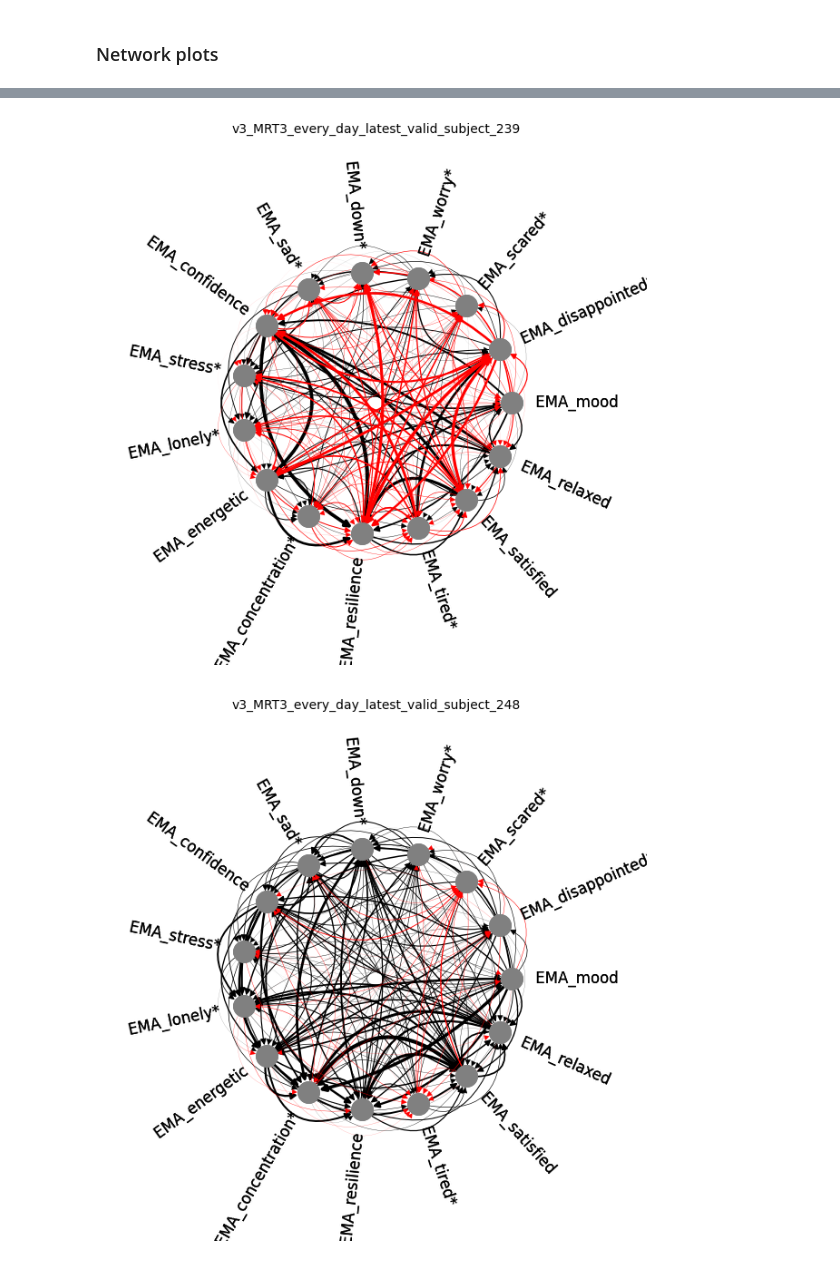
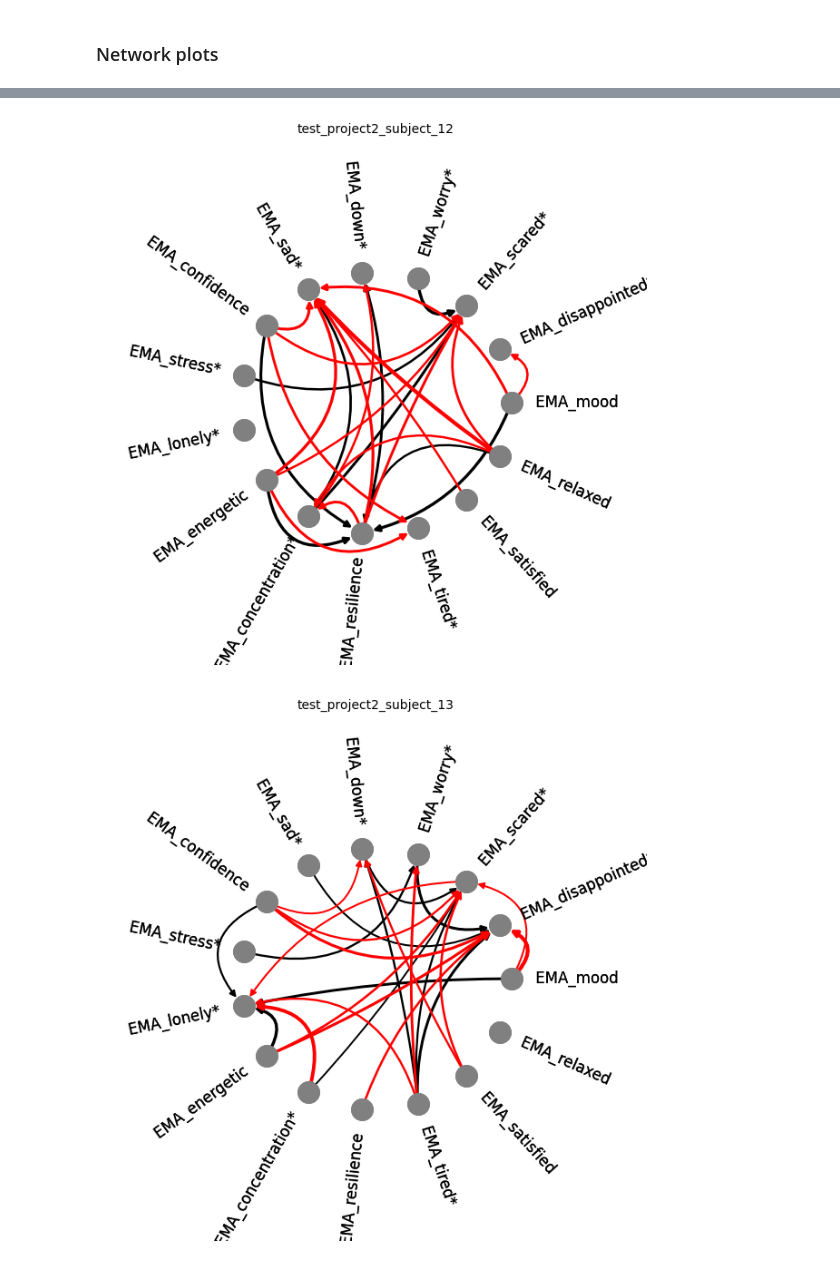
Before and after one commit to JMFechtelpeter/ema_forecast_control, a Jupyter notebook: ema_forecast_control/analyses/networks/network_analysis_all_models_individual_participants.ipynb, the cells around one changed output, grey strips where cells are left out. Saved outputs shown, nothing was run; the diff lists cells and outputs as text; code cells hidden in the pictures.

```diff
--- a/ema_forecast_control/analyses/networks/network_analysis_all_models_individual_participants.ipynb
+++ b/ema_forecast_control/analyses/networks/network_analysis_all_models_individual_participants.ipynb
@@ -3,8 +3,8 @@
 # %%
 from ema_forecast_control.utils import path_utils, model_catalogue
 
-project_name = 'v3_MRT3_every_day_latest_valid'
-test_data_dir = path_utils.join_base_path('data/AI4U_sample3')
+project_name = 'test_project2'
+test_data_dir = path_utils.join_base_path('data/AI4U_sample2')
 
 labels = ['EMA_mood','EMA_disappointed','EMA_scared','EMA_worry',
     'EMA_down','EMA_sad','EMA_confidence','EMA_stress','EMA_lonely',
@@ -21,7 +21,7 @@ models = model_catalogue.ModelCatalogue(project_name, force_new_catalogue=True)
 
 alpha_level = 0.05 / (15 ** 2)
 
-select_participants = ['239', '248']
+select_participants = ['12', '13']
 # %% [markdown]
 ### Network calculation
 # %%
@@ -31,10 +31,10 @@ import matplotlib.pyplot as plt
 from ema_forecast_control.plrnn.plrnn_model import PLRNN
 from ema_forecast_control.utils import path_utils
 from ema_forecast_control.utils import network_utils
-from ema_forecast_control._ai4u_utils.ai4u_utils import determine_model_class
+from ema_forecast_control.utils.backwards_compatibility import determine_model_class
 
 networks = []
-no_gamma_found = 0
+no_gamma_found = []
 
 for p, df in path_utils.zip_participants_data(test_data_dir):
 
@@ -51,16 +51,16 @@ for p, df in path_utils.zip_participants_data(test_data_dir):
         model = model_class(args)
         model.init_from_model_path(model_dir)
         if isinstance(model, PLRNN):
-            try:
-                Gamma = tc.load(path_utils.join_base_path(model_dir, 'empirical_covariance.pt'))
-            except FileNotFoundError:
-                no_gamma_found += 1
-                continue
             if initial_condition_version == 'trajectory':
                 x = tc.tensor(df[labels].to_numpy()).float()
             elif initial_condition_version == 'unit vectors':
                 x = tc.cat((tc.eye(len(labels)).float(), tc.zeros(len(labels)).float().unsqueeze(0)), 0)
-            network = network_utils.get_network_matrix(model, x, Gamma=Gamma).nanmean(0)
+            try:
+                Gamma = tc.load(path_utils.join_base_path(model_dir, 'empirical_covariance.pt'))
+                network = network_utils.get_network_matrix(model, x, Gamma=Gamma).nanmean(0)
+            except FileNotFoundError:
+                no_gamma_found.append(p)
+                network = network_utils.get_network_matrix(model, x).nanmean(0)
         else:
             network = network_utils.get_network_matrix(model)
         participant_networks.append(network)
@@ -68,6 +68,6 @@ for p, df in path_utils.zip_participants_data(test_data_dir):
         participant_networks = tc.stack(participant_networks, dim=0).mean(0)
         networks.append(participant_networks)
 
-    if no_gamma_found > 0:
-        print(f'Found no Covariance Gamma for {no_gamma_found} models.')
+if len(no_gamma_found) > 0:
+    print(f'Found no Covariance Gamma for subjects {no_gamma_found}.')
 # %% [output]
@@ -83,7 +84,7 @@ if len(networks) > 0:
     with PaperStyle(settings={'axes.grid':False, 'axes.facecolor':'white'}):
         for p, netw in zip(select_participants, networks):
             network_utils.plot_individual_network_graph(netw, node_labels=labels, inverted_items=inverted_items,
-                                                        title=f'{project_name}_subject_{p}', max_edge_number=None)
+                                                        title=f'{project_name}_subject_{p}', max_edge_number=25)
             if save_dir is not None:
                 path = path_utils.join_base_path('results', save_dir)
                 os.makedirs(path, exist_ok=True)
@@ -111,2 +106,2 @@ Counterintuitive connections found between the following items:
-[figure, old version]
+[figure, new version]
-[figure, old version]
+[figure, new version]
```
Also changed, not shown: parts of 2 cells of this notebook, 10 other files.
